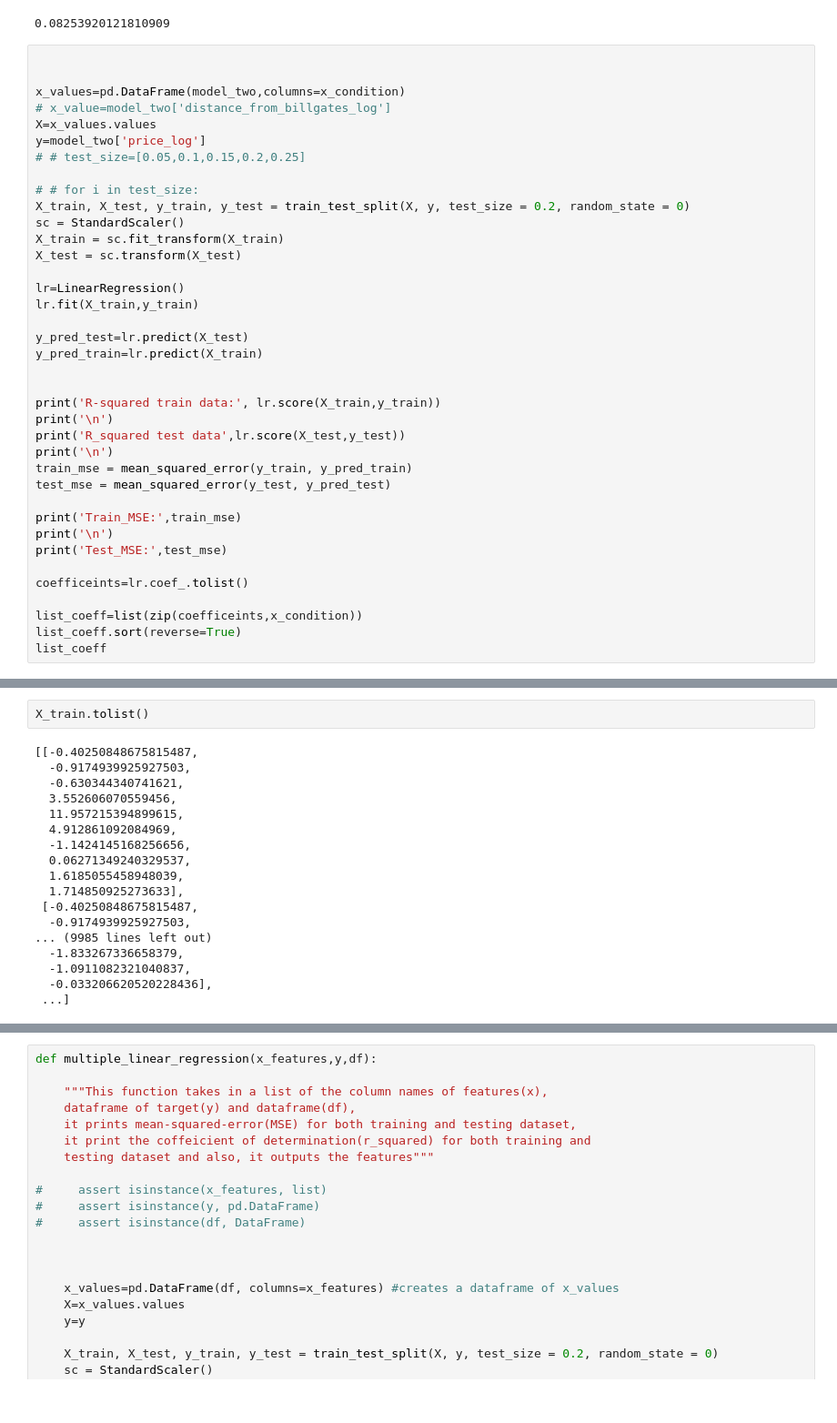
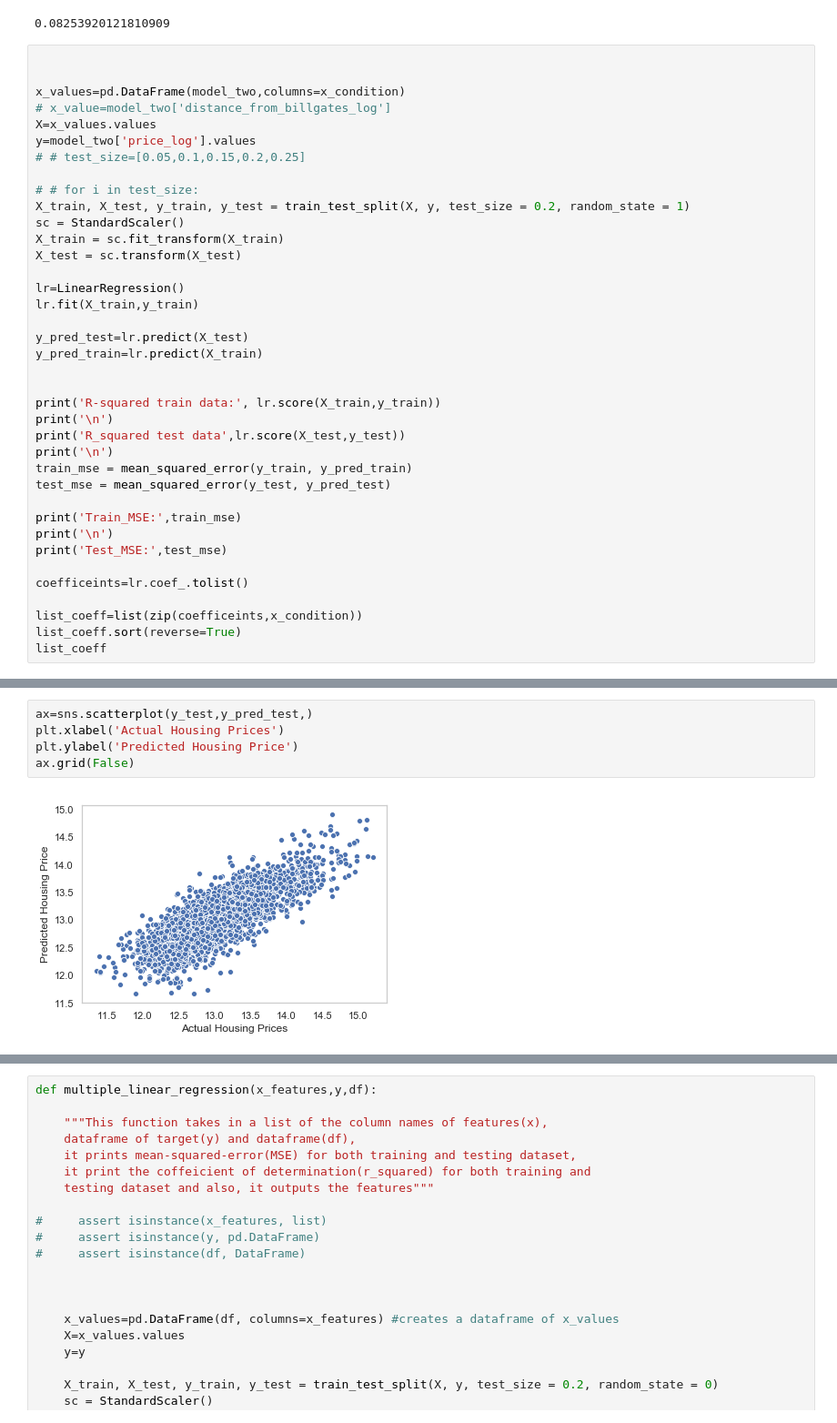
Before and after one commit to HunterEwing/dsc-v2-mod1-final-project-seattle-ds-080519, a Jupyter notebook: student_Henok.ipynb, the cells around one changed output, grey strips where cells are left out. Shown: that part at 91% size. Cells and saved outputs as stored; diff of their text form.

```diff
--- a/student_Henok.ipynb
+++ b/student_Henok.ipynb
@@ -1196,11 +1193,11 @@ lr.score(X_test,y_test)
 x_values=pd.DataFrame(model_two,columns=x_condition)
 # x_value=model_two['distance_from_billgates_log']
 X=x_values.values
-y=model_two['price_log']
+y=model_two['price_log'].values
 # # test_size=[0.05,0.1,0.15,0.2,0.25]
 
 # # for i in test_size:
-X_train, X_test, y_train, y_test = train_test_split(X, y, test_size = 0.2, random_state = 0)
+X_train, X_test, y_train, y_test = train_test_split(X, y, test_size = 0.2, random_state = 1)
 sc = StandardScaler()
 X_train = sc.fit_transform(X_train)
 X_test = sc.transform(X_test)
@@ -1252,20 +1249,7 @@ Test_MSE: 0.09116193442985068
-# %%
-X_train.tolist()
-# %% [output]
-[[-0.40250848675815487,
-  -0.9174939925927503,
-  -0.630344340741621,
-  3.552606070559456,
-  11.957215394899615,
-  4.912861092084969,
-  -1.1424145168256656,
-  0.06271349240329537,
-  1.6185055458948039,
-  1.714850925273633],
- [-0.40250848675815487,
-  -0.9174939925927503,
-... (9985 lines left out)
-  -1.833267336658379,
-  -1.0911082321040837,
-  -0.033206620520228436],
- ...]
+# %%
+ax=sns.scatterplot(y_test,y_pred_test,)
+plt.xlabel('Actual Housing Prices')
+plt.ylabel('Predicted Housing Price')
+ax.grid(False)
+# %% [output]
+[figure, added]
```
Also changed, not shown: parts of 19 cells of this notebook.
